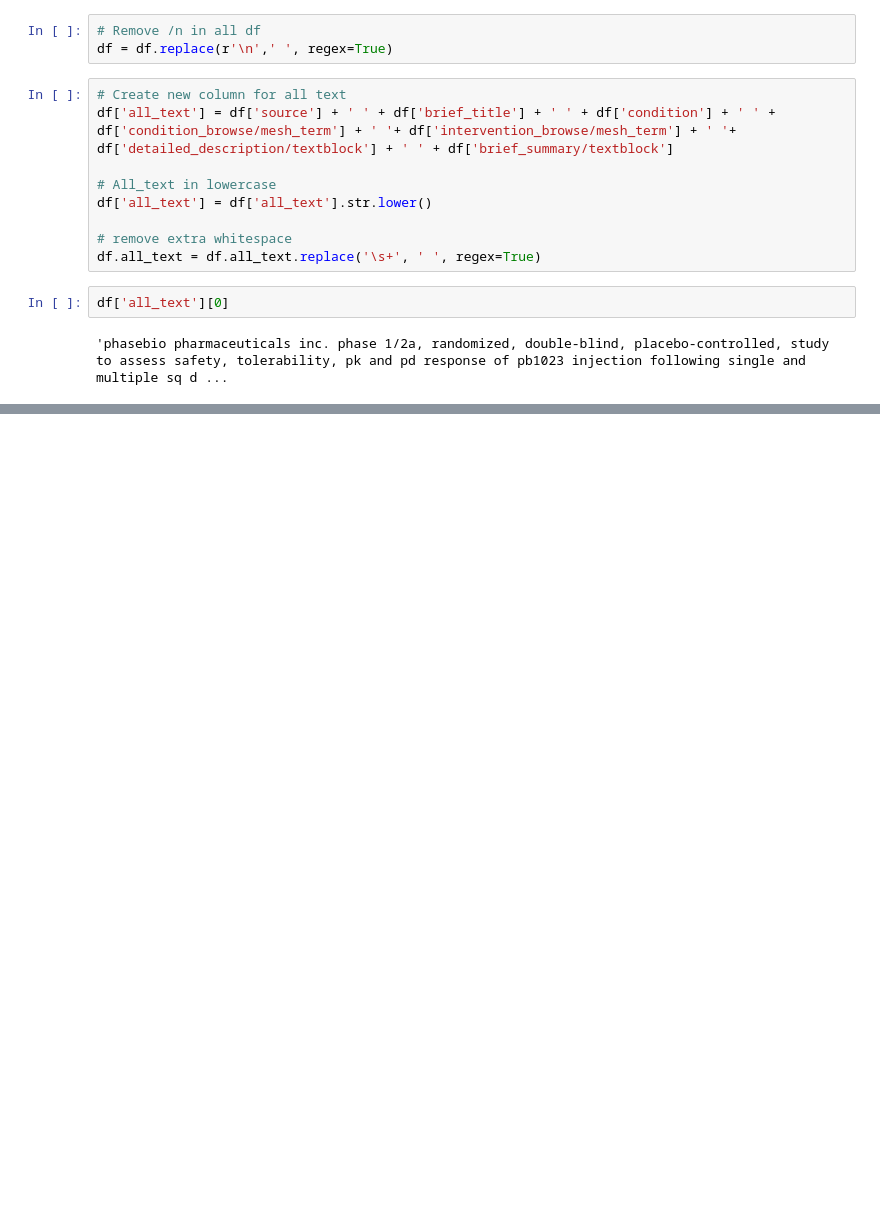
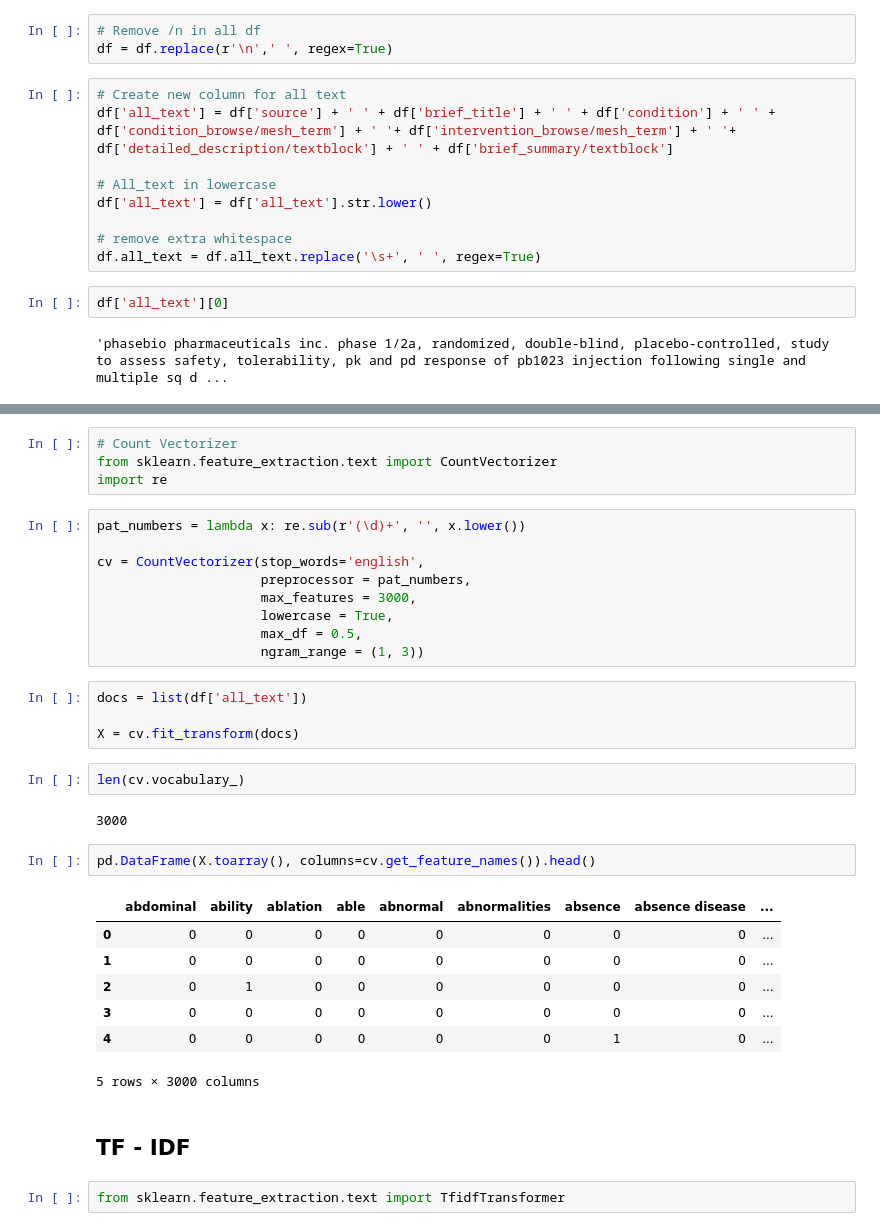
Before and after one commit to cmdelaserna/clinical-trials, a Jupyter notebook: mvp/notebooks/Script 3 - Search data - ML - Vis Results.ipynb, the cells around one changed output, grey strips where cells are left out. Saved outputs shown, nothing was run; the diff lists cells and outputs as text; blank space fills up the shorter version.

```diff
--- a/mvp/notebooks/Script 3 - Search data - ML - Vis Results.ipynb
+++ b/mvp/notebooks/Script 3 - Search data - ML - Vis Results.ipynb
@@ -84,0 +80,35 @@ NameError: name 'spacy' is not defined
+# %%
+# Count Vectorizer
+from sklearn.feature_extraction.text import CountVectorizer
+import re
+# %%
+pat_numbers = lambda x: re.sub(r'(\d)+', '', x.lower())
+
+cv = CountVectorizer(stop_words='english',
+                     preprocessor = pat_numbers,
+                     max_features = 3000,
+                     lowercase = True,
+                     max_df = 0.5,
+                     ngram_range = (1, 3))
+# %%
+docs = list(df['all_text'])
+
+X = cv.fit_transform(docs)
+# %%
+len(cv.vocabulary_)
+# %% [output]
+3000
+# %%
+pd.DataFrame(X.toarray(), columns=cv.get_feature_names()).head()
+# %% [output]
+|  | abdominal | ability | ablation | able | abnormal | abnormalities | absence | absence disease | ... |
+| 0 | 0 | 0 | 0 | 0 | 0 | 0 | 0 | 0 | ... |
+| 1 | 0 | 0 | 0 | 0 | 0 | 0 | 0 | 0 | ... |
+| 2 | 0 | 1 | 0 | 0 | 0 | 0 | 0 | 0 | ... |
+| 3 | 0 | 0 | 0 | 0 | 0 | 0 | 0 | 0 | ... |
+| 4 | 0 | 0 | 0 | 0 | 0 | 0 | 1 | 0 | ... |
+5 rows × 3000 columns
+# %% [markdown]
+## TF - IDF
+# %%
+from sklearn.feature_extraction.text import TfidfTransformer
```
Also changed, not shown: parts of 12 cells of this notebook.
